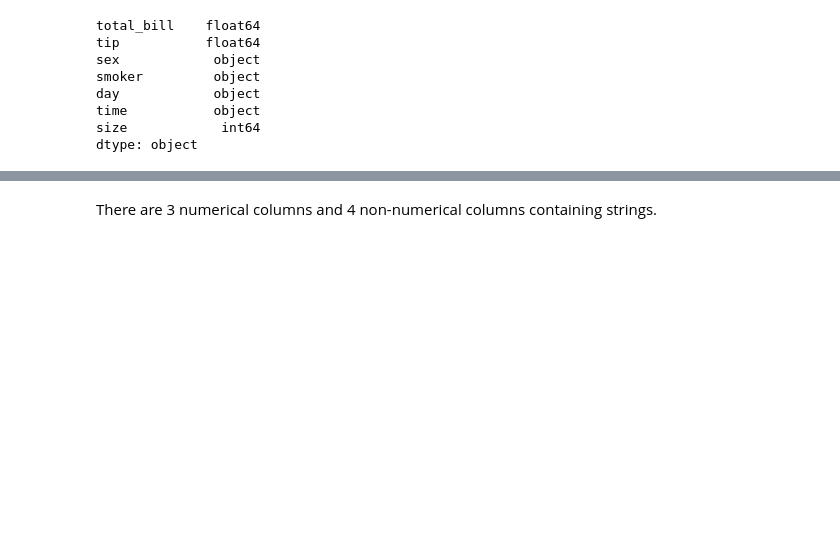
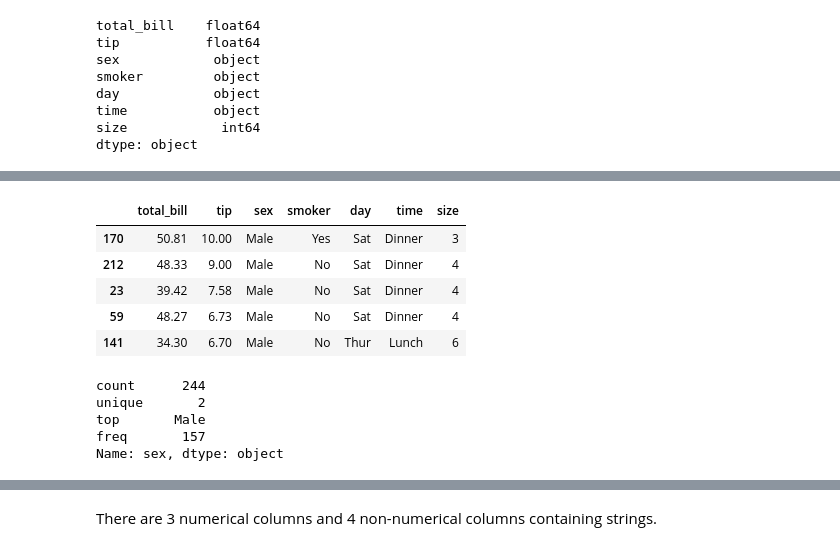
Before and after one commit to angela1C/Fundamentals-of-Data-Analysis-Project-2019, a Jupyter notebook: tips-project.ipynb, the cells around one changed output, grey strips where cells are left out. Drawn from its saved outputs; the diff is of its cells as text; code cells hidden in the pictures; blank space fills up the shorter version.

```diff
--- a/tips-project.ipynb
+++ b/tips-project.ipynb
@@ -87,0 +199,17 @@ dtype: object
+# %%
+df.sort_values(by='tip', ascending = False).head()
+# %% [output]
+|  | total_bill | tip | sex | smoker | day | time | size |
+| 170 | 50.81 | 10.00 | Male | Yes | Sat | Dinner | 3 |
+| 212 | 48.33 | 9.00 | Male | No | Sat | Dinner | 4 |
+| 23 | 39.42 | 7.58 | Male | No | Sat | Dinner | 4 |
+| 59 | 48.27 | 6.73 | Male | No | Sat | Dinner | 4 |
+| 141 | 34.30 | 6.70 | Male | No | Thur | Lunch | 6 |
+# %%
+df.loc[:, 'sex'].describe()
+# %% [output]
+count      244
+unique       2
+top       Male
+freq       157
+Name: sex, dtype: object
```
Also changed, not shown: parts of 47 cells of this notebook, 1 other file.
